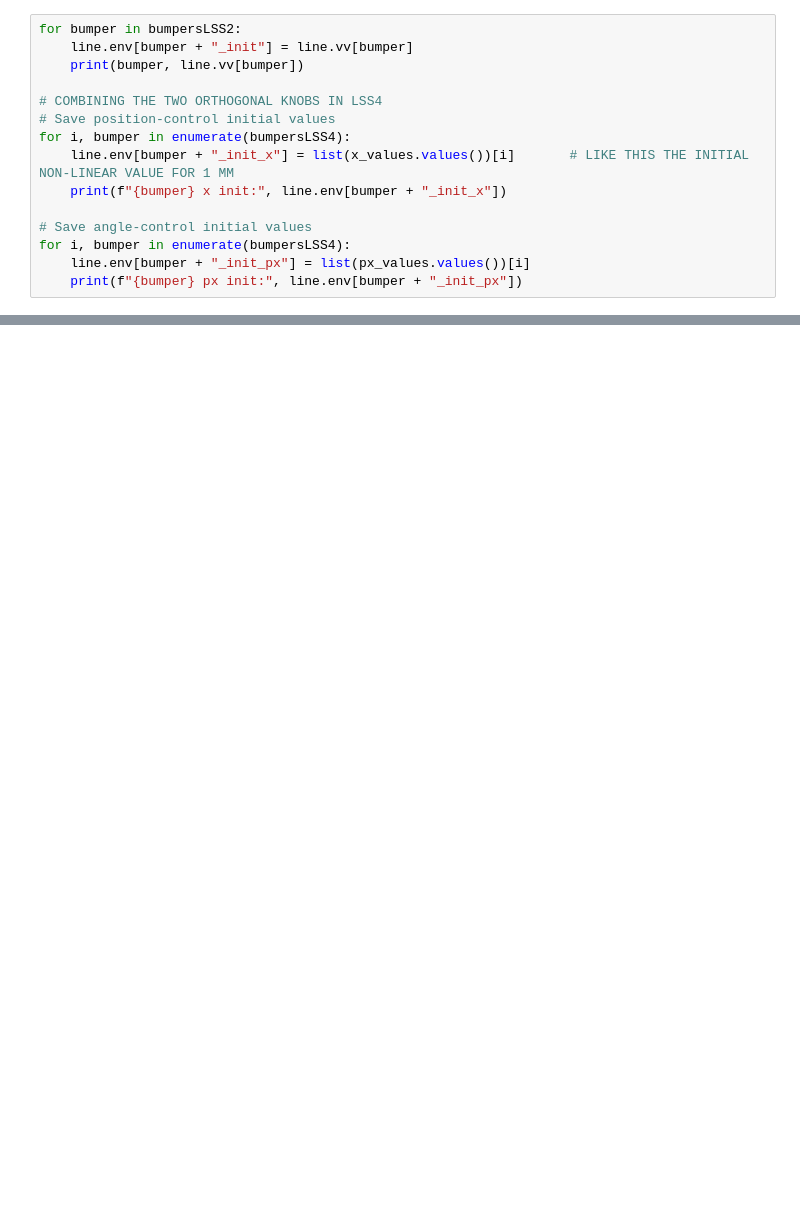
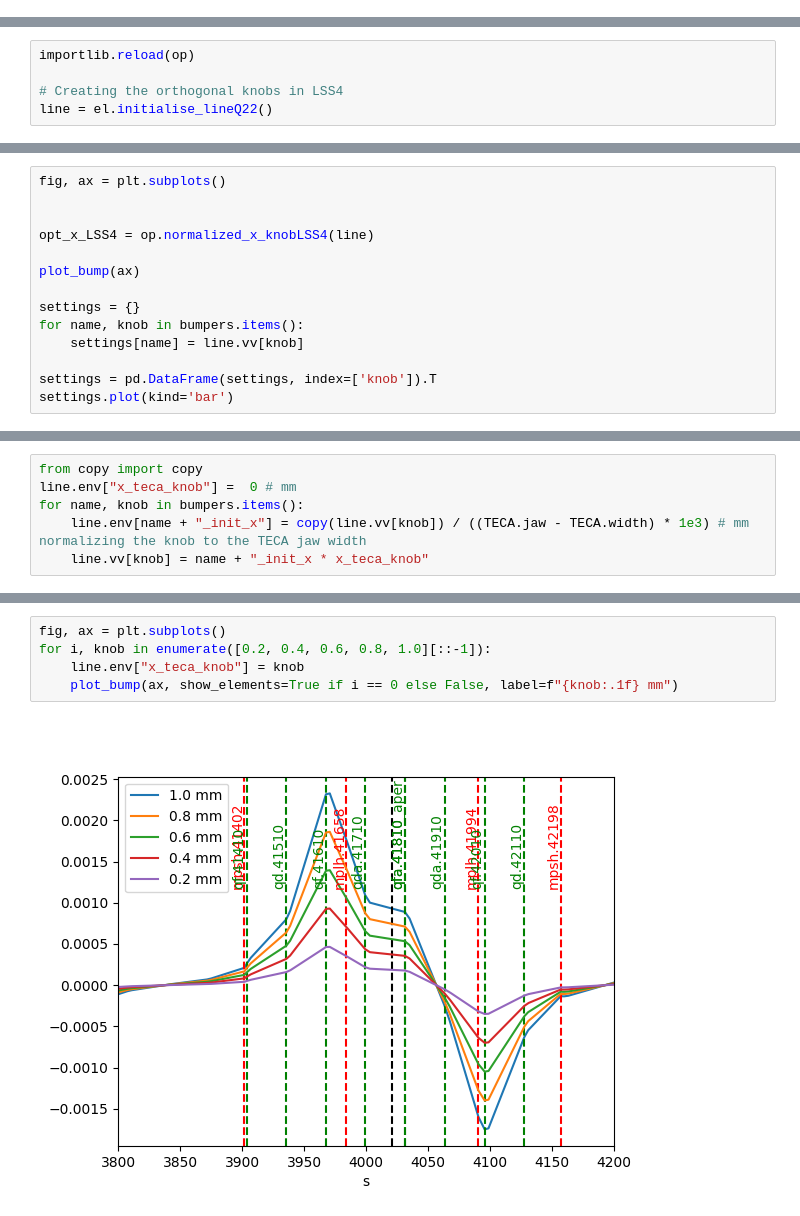
Before and after one commit to giacomells/Technical-Student-2024-2025, a Jupyter notebook: OrthogonalKnobsLSS4/OrthogonalKnobs.ipynb, the cells around one changed output, grey strips where cells are left out. Saved outputs shown, nothing was run; the diff lists cells and outputs as text; blank space fills up the shorter version.

```diff
--- a/OrthogonalKnobsLSS4/OrthogonalKnobs.ipynb
+++ b/OrthogonalKnobsLSS4/OrthogonalKnobs.ipynb
@@ -177,15 +0,0 @@ Content:
-# %%
-for bumper in bumpersLSS2:
-    line.env[bumper + "_init"] = line.vv[bumper]
-    print(bumper, line.vv[bumper])
-
-# COMBINING THE TWO ORTHOGONAL KNOBS IN LSS4
-# Save position-control initial values
-for i, bumper in enumerate(bumpersLSS4):
-    line.env[bumper + "_init_x"] = list(x_values.values())[i]       # LIKE THIS THE INITIAL NON-LINEAR VALUE FOR 1 MM
-    print(f"{bumper} x init:", line.env[bumper + "_init_x"])
-
-# Save angle-control initial values
-for i, bumper in enumerate(bumpersLSS4):
-    line.env[bumper + "_init_px"] = list(px_values.values())[i]
-    print(f"{bumper} px init:", line.env[bumper + "_init_px"])
@@ -436,0 +43,5 @@ plt.savefig('teca_phase_space.png', bbox_inches='tight')
+# %%
+importlib.reload(op)
+
+# Creating the orthogonal knobs in LSS4
+line = el.initialise_lineQ22()
@@ -436,0 +93,14 @@ plt.savefig('teca_phase_space.png', bbox_inches='tight')
+# %%
+fig, ax = plt.subplots()
+
+
+opt_x_LSS4 = op.normalized_x_knobLSS4(line)
+
+plot_bump(ax)
+
+settings = {}
+for name, knob in bumpers.items():
+    settings[name] = line.vv[knob]
+
+settings = pd.DataFrame(settings, index=['knob']).T
+settings.plot(kind='bar')
@@ -436,0 +114,6 @@ plt.savefig('teca_phase_space.png', bbox_inches='tight')
+# %%
+from copy import copy
+line.env["x_teca_knob"] =  0 # mm
+for name, knob in bumpers.items():
+    line.env[name + "_init_x"] = copy(line.vv[knob]) / ((TECA.jaw - TECA.width) * 1e3) # mm normalizing the knob to the TECA jaw width
+    line.vv[knob] = name + "_init_x * x_teca_knob"
@@ -436,0 +122,7 @@ plt.savefig('teca_phase_space.png', bbox_inches='tight')
+# %%
+fig, ax = plt.subplots()
+for i, knob in enumerate([0.2, 0.4, 0.6, 0.8, 1.0][::-1]):
+    line.env["x_teca_knob"] = knob
+    plot_bump(ax, show_elements=True if i == 0 else False, label=f"{knob:.1f} mm")
+# %% [output]
+[figure, added]
```
Also changed, not shown: parts of 39 cells of this notebook.
